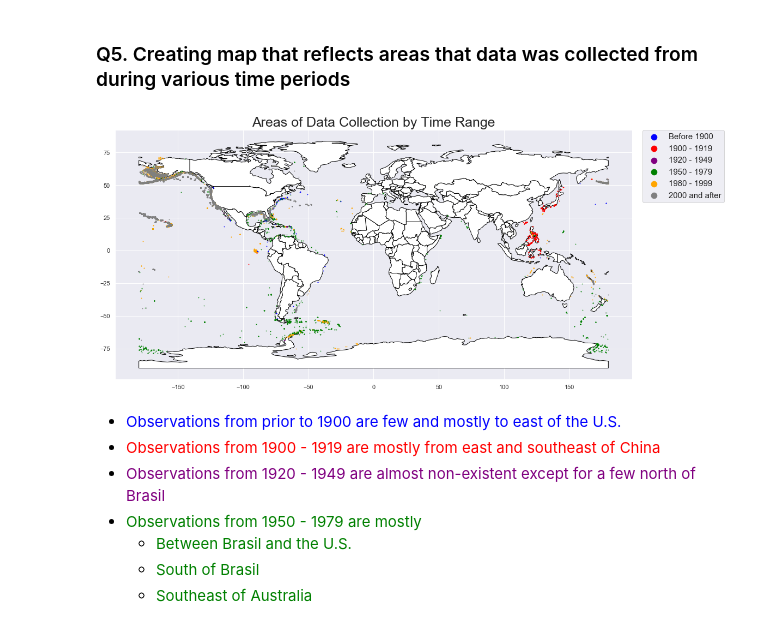
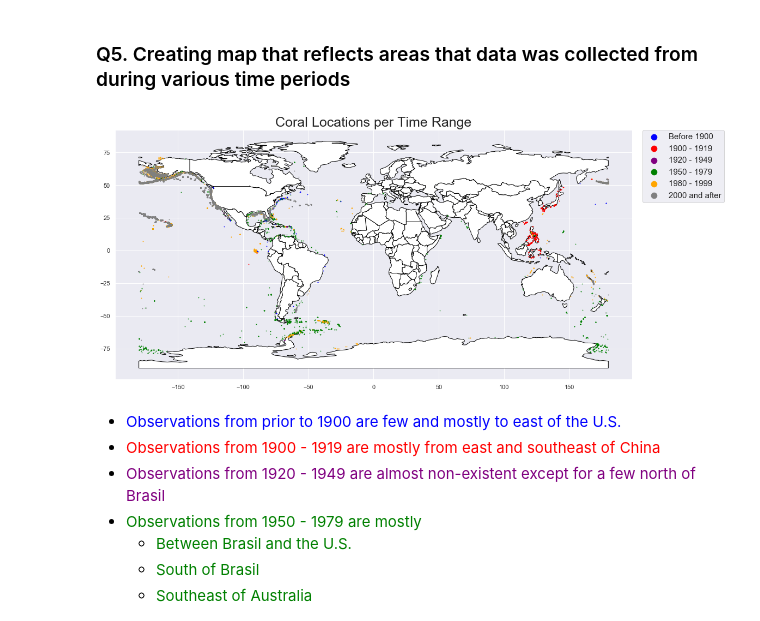
Before and after one commit to SamuelD-Data/deep_sea_corals_project, a Jupyter notebook: deep_sea_corals_project_notebook.ipynb, the cells around one changed output. Saved outputs shown, nothing was run; the diff lists cells and outputs as text; code cells hidden in the pictures.

```diff
--- a/deep_sea_corals_project_notebook.ipynb
+++ b/deep_sea_corals_project_notebook.ipynb
@@ -328,35 +328,35 @@ earth_map = gpd.read_file(gpd.datasets.get_path('naturalearth_lowres'))
 base = earth_map.plot(color='white', edgecolor='black', figsize = (17, 20))
 
 # separating rows by data provider
 year_prior_1900 = df[df.observation_date < "1900-01-01"]
 year_1900_to_1919 = df[(df.observation_date >= "1900-01-01") & (df.observation_date < "1920-01-01")]
 year_1920_to_1949 = df[(df.observation_date >= "1920-01-01") & (df.observation_date < "1950-01-01")]
 year_1950_to_1979  = df[(df.observation_date >= "1950-01-01") & (df.observation_date < "1980-01-01")]
 year_1980_to_1999  = df[(df.observation_date >= "1980-01-01") & (df.observation_date < "2000-01-01")]
 year_2000_and_after = df[(df.observation_date >= "2000-01-01")]
 
 # creating dataframe for geoplot
 year_prior_1900 = df_to_gdf(year_prior_1900)
 year_1900_to_1919 = df_to_gdf(year_1900_to_1919)
 year_1920_to_1949 = df_to_gdf(year_1920_to_1949)
 year_1950_to_1979  = df_to_gdf(year_1950_to_1979)
 year_1980_to_1999 = df_to_gdf(year_1980_to_1999)
 year_2000_and_after = df_to_gdf(year_2000_and_after)
 
 # plotting
 year_prior_1900.plot(ax = base, marker = 'o', color = 'blue', markersize=0.5)
 year_1900_to_1919.plot(ax = base, marker = 'o', color = 'red', markersize=0.5)
 year_1920_to_1949.plot(ax = base, marker = 'o', color = 'purple', markersize=0.5)
 year_1950_to_1979.plot(ax = base, marker = 'o', color = 'green', markersize=0.5)
 year_1980_to_1999.plot(ax = base, marker = 'o', color = 'orange', markersize=0.5)
 year_2000_and_after.plot(ax = base, marker = 'o', color = 'gray', markersize=0.5)
 
 plt.legend(bbox_to_anchor=(1.02, 1), loc=2, borderaxespad=0., labels=['Before 1900', '1900 - 1919', '1920 - 1949', '1950 - 1979', '1980 - 1999', '2000 and after'],
            prop={'size': 15}, markerscale = 15)
-plt.title('Areas of Data Collection by Time Range', fontsize = 25)
+plt.title('Coral Locations per Time Range', fontsize = 25)
 plt.show()
 # %% [output]
-[figure, old version]
+[figure, new version]
 # %% [markdown]
 - <span style="color:blue">Observations from prior to 1900 are few and mostly to east of the U.S.</span>
 - <span style="color:red">Observations from 1900 - 1919 are mostly from east and southeast of China</span>
```
Also changed, not shown: parts of 8 cells of this notebook.
